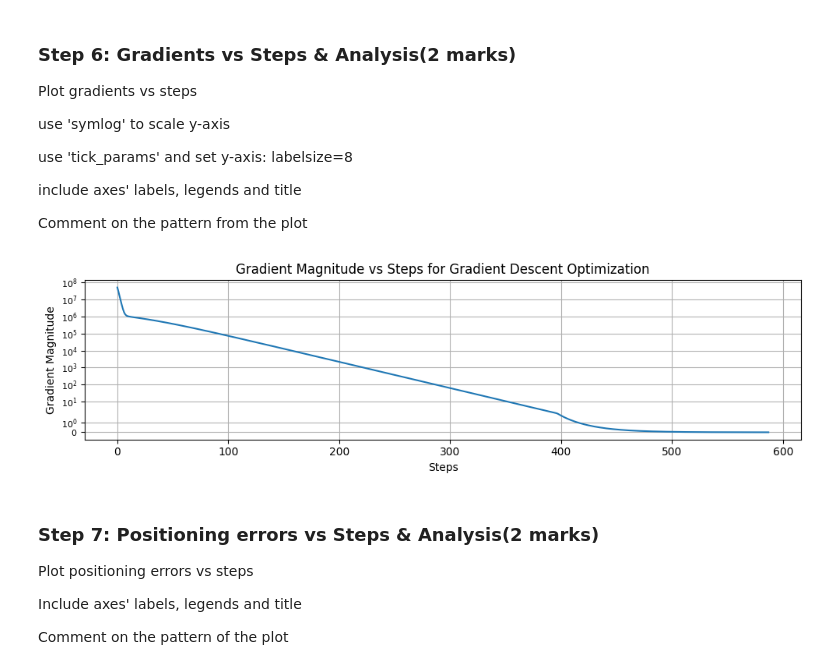
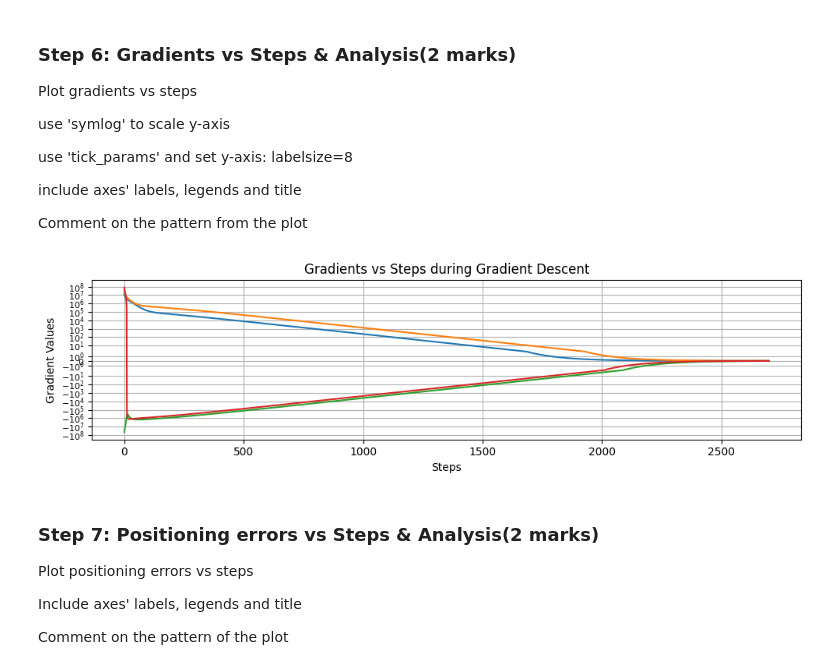
Before and after one commit to Kaushini1408/engg680_2024_fall, a Jupyter notebook: Lab_Assignment3/Assignment3.ipynb, the cells around one changed output. Drawn from its saved outputs; the diff is of its cells as text; code cells hidden in the pictures.

```diff
--- a/Lab_Assignment3/Assignment3.ipynb
+++ b/Lab_Assignment3/Assignment3.ipynb
@@ -267,30 +292,36 @@ use 'tick_params' and set y-axis: labelsize=8
 include axes' labels, legends and title
 
 Comment on the pattern from the plot
-# %%
-fig , ax = plt.subplots(nrows=1,ncols=1, figsize=(10,3))
-# ...
-grad_magnitudes = np.linalg.norm(arr_grad, axis=1)
-ax.plot(grad_magnitudes, label='Gradient Magnitude')
-ax.set_yscale('symlog')
-ax.tick_params(axis='y', labelsize=8)
-
-ax.set_xlabel('Steps')
-ax.set_ylabel('Gradient Magnitude')
-ax.set_title('Gradient Magnitude vs Steps for Gradient Descent Optimization')
-
-
-
-ax.grid(True)
-fig.tight_layout()
-plt.show()
-# Comment on the pattern
-# This pattern shows the classic gradient descent convergence behavior. Initially, the algorithm leverages large gradients to make rapid progress. As it approaches the optimal solution,
-# the updates become progressively smaller, stabilizing near a minimum. The symlog scale is particularly useful here, as it highlights the sharp initial decrease and the
-# asymptotic approach toward zero, helping us see both rapid initial convergence and gradual refinement. This pattern confirms that the optimization process is efficient,
-# with the gradient magnitude serving as an indicator of convergence.
-# %% [output]
-[figure, removed]
+# %%
+# Create the plot
+fig, ax = plt.subplots(nrows=1, ncols=1, figsize=(10, 3))
+ax.plot(arr_grad)
+# Set y-axis to symmetric logarithmic scale
+ax.set_yscale('symlog')
+
+# Use tick_params to set y-axis label size to 8
+ax.tick_params(axis='y', labelsize=8)
+
+# Label the axes
+ax.set_xlabel('Steps')
+ax.set_ylabel('Gradient Values')
+
+# Set the title of the plot
+ax.set_title('Gradients vs Steps during Gradient Descent')
+
+# Enable grid for better visualization
+ax.grid(True)
+
+# Adjust layout for better spacing
+fig.tight_layout()
+
+# Show the plot
+plt.show()
+
+# Comment on the pattern
+# The plot shows initial decrease in gradient values. ⁤⁤As the steps progress, the gradients converge toward zero, suggesting the algorithm is near to the optimal solution and gradients are stabilizing.
+# %% [output]
+[figure, added]
 # %% [markdown]
 ### Step 7: Positioning errors vs Steps & Analysis(2 marks)
 Plot positioning errors vs steps
```
Also changed, not shown: parts of 16 cells of this notebook.
